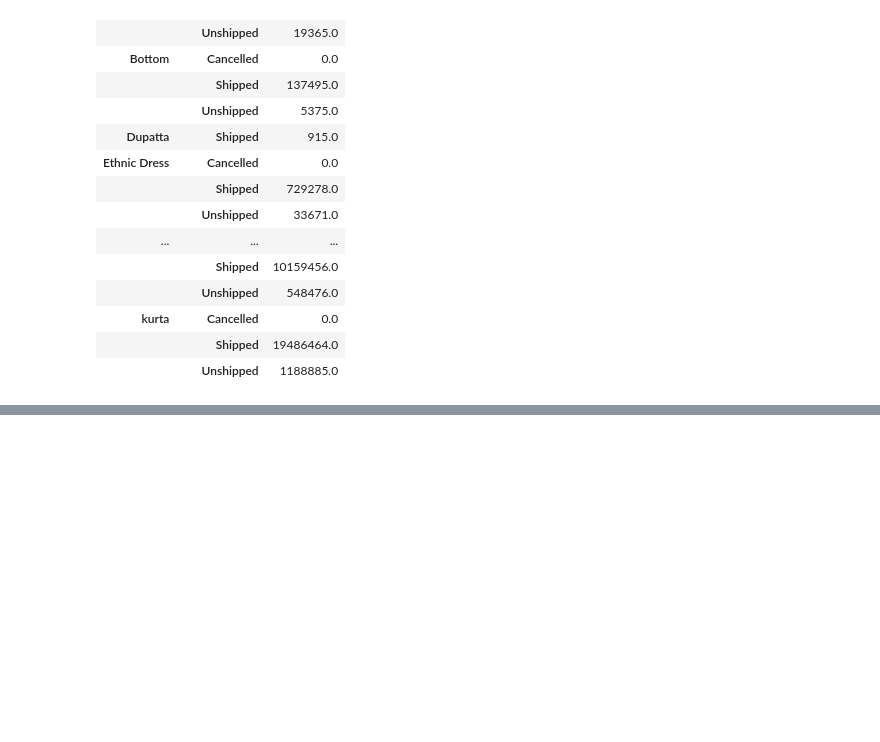
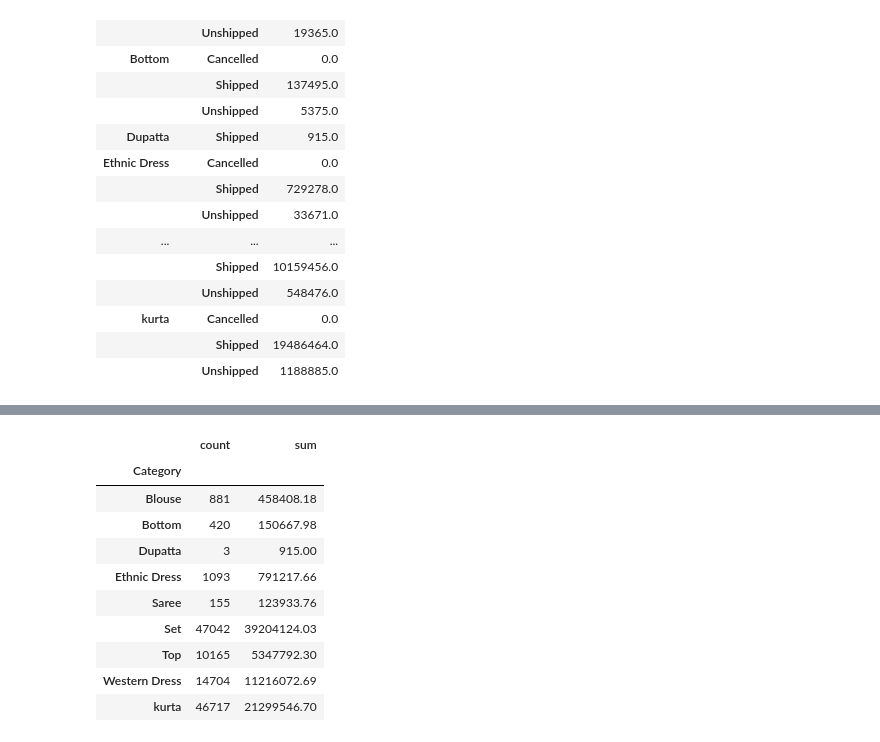
Before and after one commit to NITHYARD/train-2, a Jupyter notebook: amazon.ipynb, the cells around one changed output, grey strips where cells are left out. Saved outputs shown, nothing was run; the diff lists cells and outputs as text; code cells hidden in the pictures; blank space fills up the shorter version.

```diff
--- a/amazon.ipynb
+++ b/amazon.ipynb
@@ -830,0 +904,16 @@ CURRENCY: THE CURRENCY USED FOR THE SALE. (STRING)
+# %%
+
+df.groupby(['Category'])['Amount'].agg({'sum', 'count'
+                                        })
+# %% [output]
+|  | count | sum |
+| Category |  |  |
+| Blouse | 881 | 458408.18 |
+| Bottom | 420 | 150667.98 |
+| Dupatta | 3 | 915.00 |
+| Ethnic Dress | 1093 | 791217.66 |
+| Saree | 155 | 123933.76 |
+| Set | 47042 | 39204124.03 |
+| Top | 10165 | 5347792.30 |
+| Western Dress | 14704 | 11216072.69 |
+| kurta | 46717 | 21299546.70 |
```
Also changed, not shown: parts of 16 cells of this notebook.
